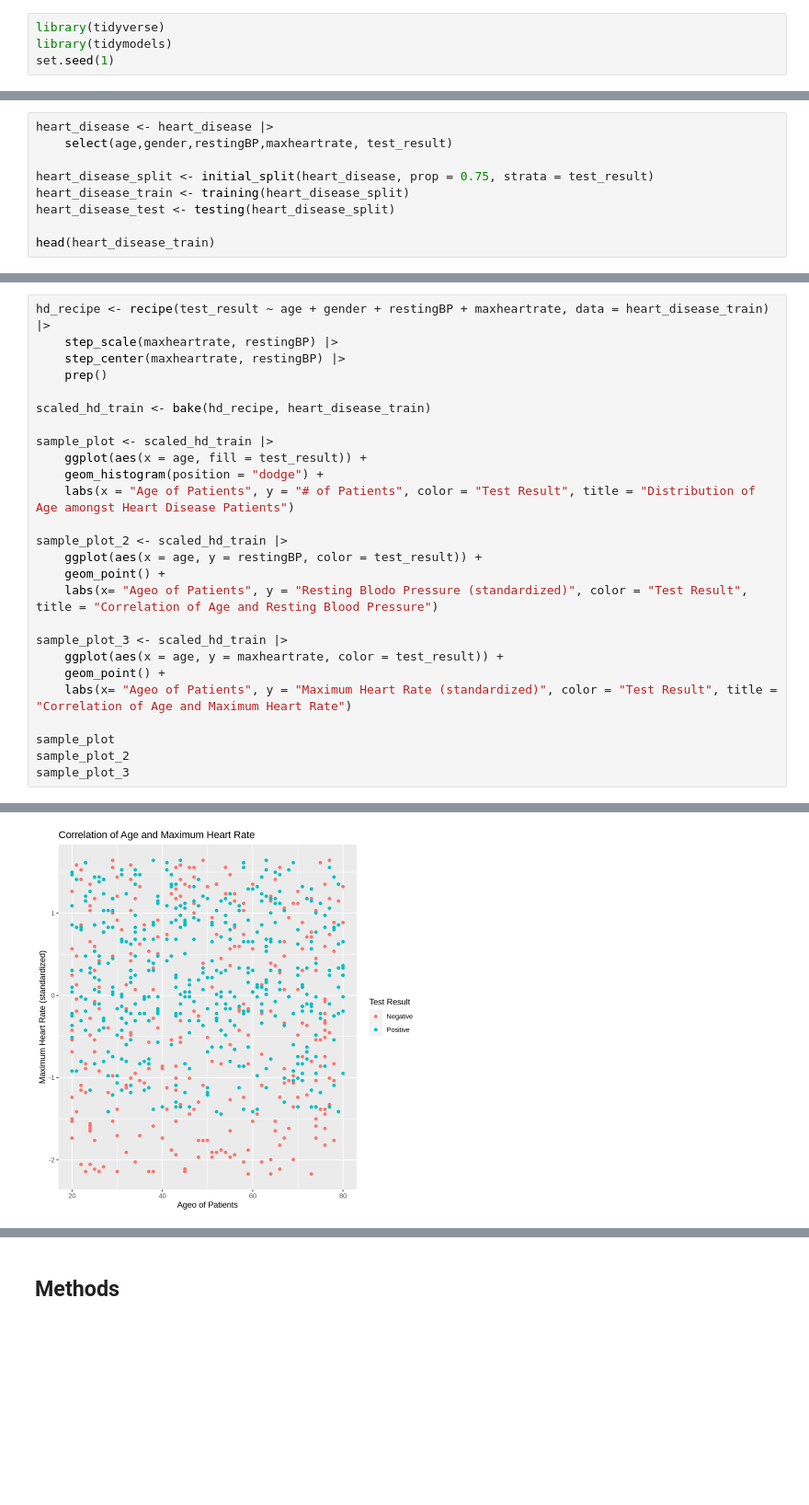
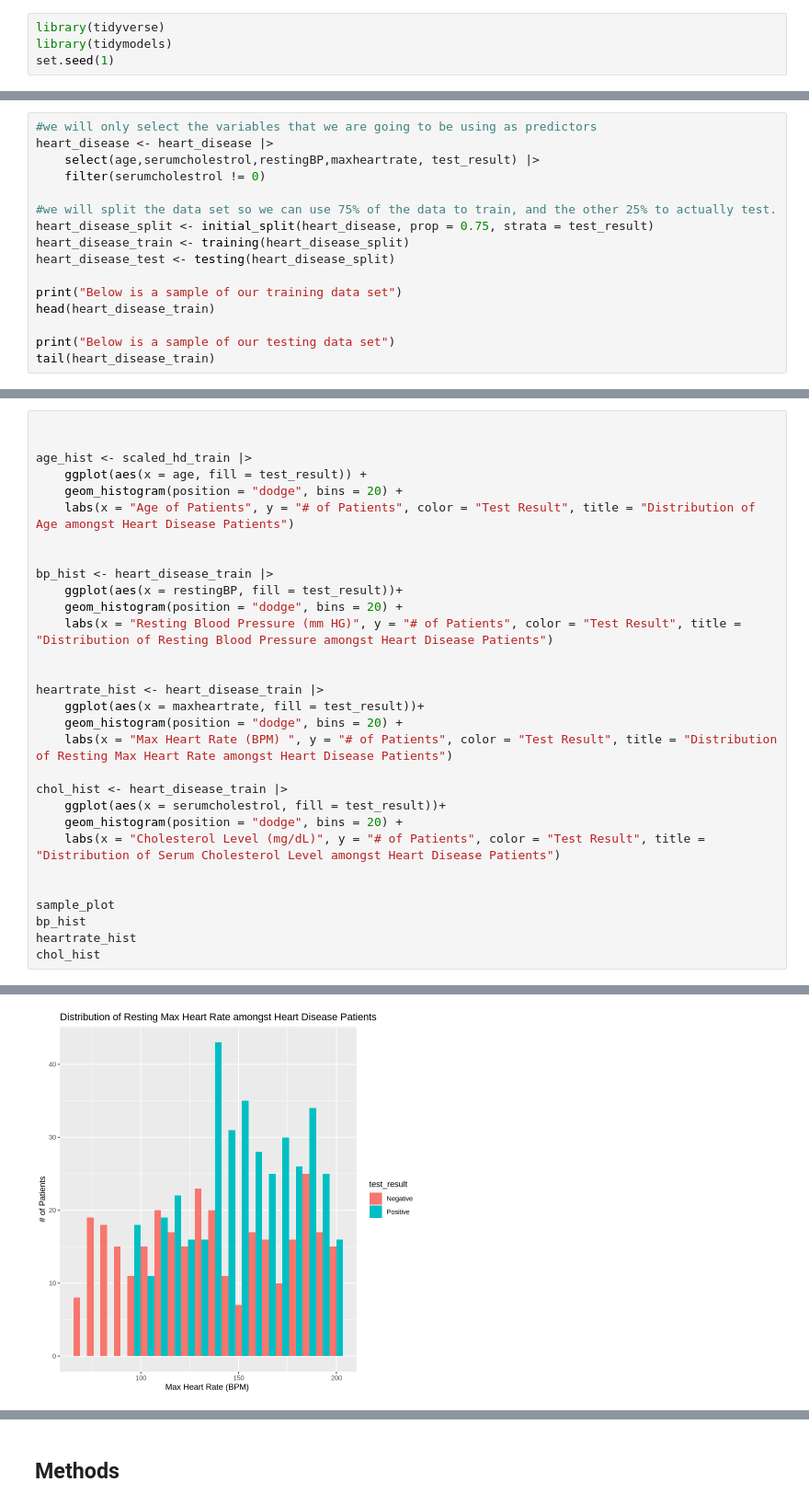
Before and after one commit to bmpark16/dsci100_project, a Jupyter notebook: Project Proposal.ipynb, the cells around one changed output, grey strips where cells are left out. Shown at 92% size. Saved outputs shown, nothing was run; the diff lists cells and outputs as text; blank space fills up the shorter version.

```diff
--- a/Project Proposal.ipynb
+++ b/Project Proposal.ipynb
@@ -58,12 +61,19 @@ A tibble: 6 × 15
 | 146211 | 31 | 1 | 1 | 199 | 0 | 0 | 2 | ... |
 | 148462 | 24 | 1 | 1 | 173 | 0 | 0 | 0 | ... |
 # %%
+#we will only select the variables that we are going to be using as predictors
 heart_disease <- heart_disease |>
-    select(age,gender,restingBP,maxheartrate, test_result)
+    select(age,serumcholestrol,restingBP,maxheartrate, test_result) |>
+    filter(serumcholestrol != 0)
 
+#we will split the data set so we can use 75% of the data to train, and the other 25% to actually test.
 heart_disease_split <- initial_split(heart_disease, prop = 0.75, strata = test_result)
 heart_disease_train <- training(heart_disease_split)
 heart_disease_test <- testing(heart_disease_split)
 
+print("Below is a sample of our training data set")
 head(heart_disease_train)
+
+print("Below is a sample of our testing data set")
+tail(heart_disease_train)
 # %% [output]
@@ -81,28 +102,32 @@ We will be training our classification model using 75% of our original dataset.
 # %%
-hd_recipe <- recipe(test_result ~ age + gender + restingBP + maxheartrate, data = heart_disease_train) |>
-    step_scale(maxheartrate, restingBP) |>
-    step_center(maxheartrate, restingBP) |>
-    prep()
 
-scaled_hd_train <- bake(hd_recipe, heart_disease_train)
 
-sample_plot <- scaled_hd_train |>
+age_hist <- scaled_hd_train |>
     ggplot(aes(x = age, fill = test_result)) +
-    geom_histogram(position = "dodge") +
+    geom_histogram(position = "dodge", bins = 20) +
     labs(x = "Age of Patients", y = "# of Patients", color = "Test Result", title = "Distribution of Age amongst Heart Disease Patients")
 
-sample_plot_2 <- scaled_hd_train |>
-    ggplot(aes(x = age, y = restingBP, color = test_result)) +
-    geom_point() +
-    labs(x= "Ageo of Patients", y = "Resting Blodo Pressure (standardized)", color = "Test Result", title = "Correlation of Age and Resting Blood Pressure")
 
-sample_plot_3 <- scaled_hd_train |>
-    ggplot(aes(x = age, y = maxheartrate, color = test_result)) +
-    geom_point() +
-    labs(x= "Ageo of Patients", y = "Maximum Heart Rate (standardized)", color = "Test Result", title = "Correlation of Age and Maximum Heart Rate")
+bp_hist <- heart_disease_train |>
+    ggplot(aes(x = restingBP, fill = test_result))+
+    geom_histogram(position = "dodge", bins = 20) +
+    labs(x = "Resting Blood Pressure (mm HG)", y = "# of Patients", color = "Test Result", title = "Distribution of Resting Blood Pressure amongst Heart Disease Patients")
+
+
+heartrate_hist <- heart_disease_train |>
+    ggplot(aes(x = maxheartrate, fill = test_result))+
+    geom_histogram(position = "dodge", bins = 20) +
+    labs(x = "Max Heart Rate (BPM) ", y = "# of Patients", color = "Test Result", title = "Distribution of Resting Max Heart Rate amongst Heart Disease Patients")
+
+chol_hist <- heart_disease_train |>
+    ggplot(aes(x = serumcholestrol, fill = test_result))+
+    geom_histogram(position = "dodge", bins = 20) +
+    labs(x = "Cholesterol Level (mg/dL)", y = "# of Patients", color = "Test Result", title = "Distribution of Serum Cholesterol Level amongst Heart Disease Patients")
+
 
 sample_plot
-sample_plot_2
-sample_plot_3
+bp_hist
+heartrate_hist
+chol_hist
 # %% [output]
 `stat_bin()` using `bins = 30`. Pick better value with `binwidth`.
@@ -111 +136 @@ sample_plot_3
-[figure, old version]
+[figure, new version]
```
Also changed, not shown: parts of 8 cells of this notebook.
